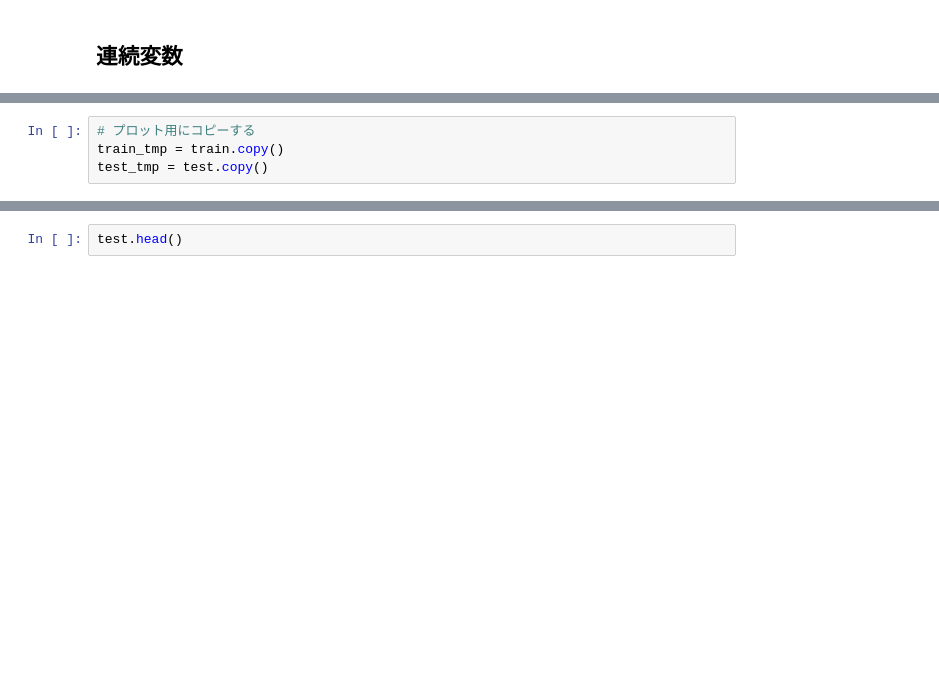
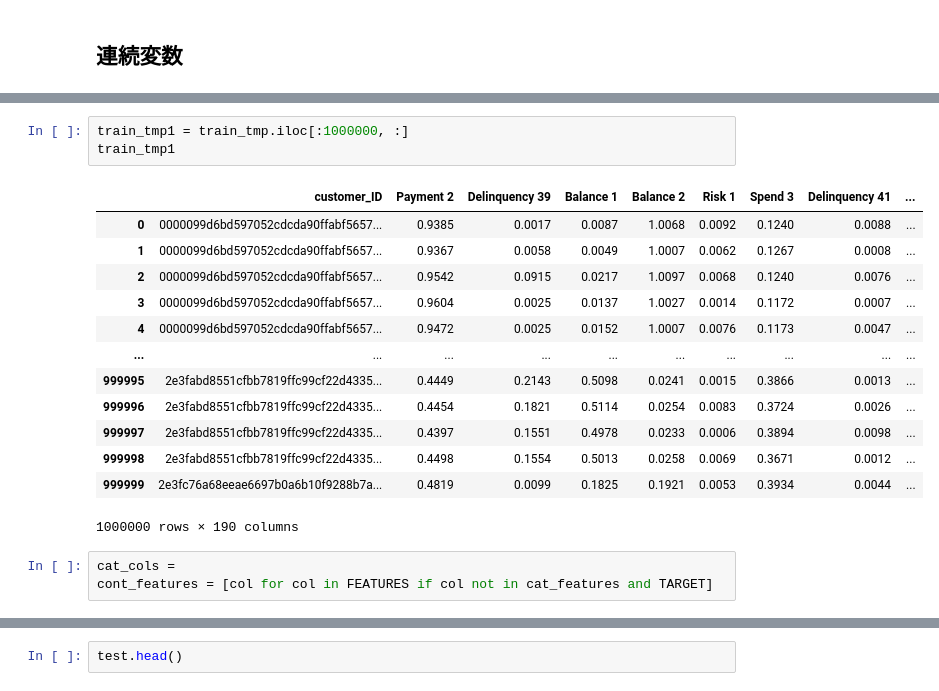
Before and after one commit to idsts2670/kaggle, a Jupyter notebook: amex-default-prediction/amex-default-prediction_v1.ipynb, the cells around one changed output, grey strips where cells are left out. Saved outputs shown, nothing was run; the diff lists cells and outputs as text; blank space fills up the shorter version.

```diff
--- a/amex-default-prediction/amex-default-prediction_v1.ipynb
+++ b/amex-default-prediction/amex-default-prediction_v1.ipynb
@@ -315,4 +295,0 @@ train.columns = titles
-# %%
-# プロット用にコピーする
-train_tmp = train.copy()
-test_tmp = test.copy()
@@ -372,0 +317,20 @@ titles
+# %%
+train_tmp1 = train_tmp.iloc[:1000000, :]
+train_tmp1
+# %% [output]
+|  | customer_ID | Payment 2 | Delinquency 39 | Balance 1 | Balance 2 | Risk 1 | Spend 3 | Delinquency 41 | ... |
+| 0 | 0000099d6bd597052cdcda90ffabf5657... | 0.9385 | 0.0017 | 0.0087 | 1.0068 | 0.0092 | 0.1240 | 0.0088 | ... |
+| 1 | 0000099d6bd597052cdcda90ffabf5657... | 0.9367 | 0.0058 | 0.0049 | 1.0007 | 0.0062 | 0.1267 | 0.0008 | ... |
+| 2 | 0000099d6bd597052cdcda90ffabf5657... | 0.9542 | 0.0915 | 0.0217 | 1.0097 | 0.0068 | 0.1240 | 0.0076 | ... |
+| 3 | 0000099d6bd597052cdcda90ffabf5657... | 0.9604 | 0.0025 | 0.0137 | 1.0027 | 0.0014 | 0.1172 | 0.0007 | ... |
+| 4 | 0000099d6bd597052cdcda90ffabf5657... | 0.9472 | 0.0025 | 0.0152 | 1.0007 | 0.0076 | 0.1173 | 0.0047 | ... |
+| ... | ... | ... | ... | ... | ... | ... | ... | ... | ... |
+| 999995 | 2e3fabd8551cfbb7819ffc99cf22d4335... | 0.4449 | 0.2143 | 0.5098 | 0.0241 | 0.0015 | 0.3866 | 0.0013 | ... |
+| 999996 | 2e3fabd8551cfbb7819ffc99cf22d4335... | 0.4454 | 0.1821 | 0.5114 | 0.0254 | 0.0083 | 0.3724 | 0.0026 | ... |
+| 999997 | 2e3fabd8551cfbb7819ffc99cf22d4335... | 0.4397 | 0.1551 | 0.4978 | 0.0233 | 0.0006 | 0.3894 | 0.0098 | ... |
+| 999998 | 2e3fabd8551cfbb7819ffc99cf22d4335... | 0.4498 | 0.1554 | 0.5013 | 0.0258 | 0.0069 | 0.3671 | 0.0012 | ... |
+| 999999 | 2e3fc76a68eeae6697b0a6b10f9288b7a... | 0.4819 | 0.0099 | 0.1825 | 0.1921 | 0.0053 | 0.3934 | 0.0044 | ... |
+1000000 rows × 190 columns
+# %%
+cat_cols =
+cont_features = [col for col in FEATURES if col not in cat_features and TARGET]
```
Also changed, not shown: parts of 30 cells of this notebook.
